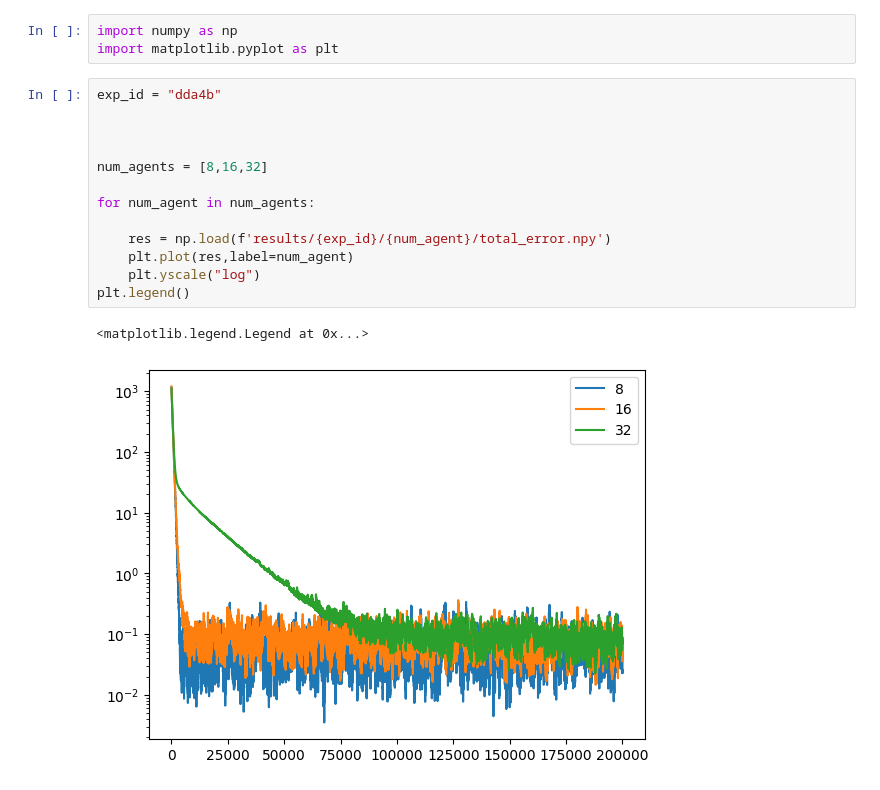
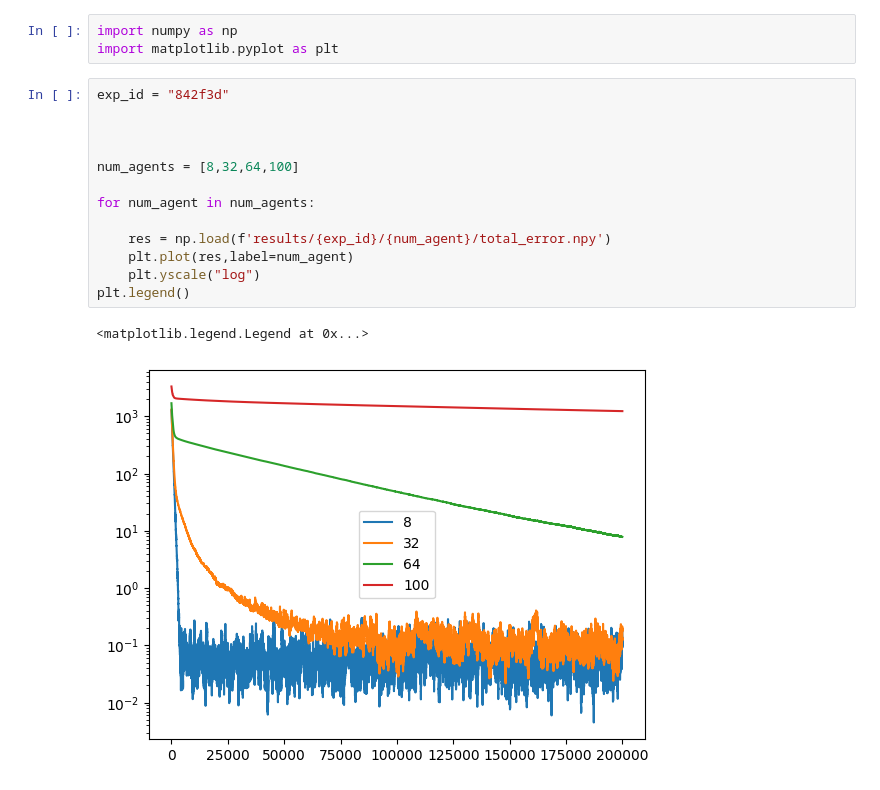
Before and after one commit to limaries30/distributed-TD-learning, a Jupyter notebook: plot.ipynb, the cells around one changed output. Drawn from its saved outputs; the diff is of its cells as text.

```diff
--- a/plot.ipynb
+++ b/plot.ipynb
@@ -2,18 +2,18 @@
 import numpy as np
 import matplotlib.pyplot as plt
 # %%
-exp_id = "dda4b"
+exp_id = "842f3d"
 
 
 
-num_agents = [8,16,32]
+num_agents = [8,32,64,100]
 
 for num_agent in num_agents:
 
     res = np.load(f'results/{exp_id}/{num_agent}/total_error.npy')
     plt.plot(res,label=num_agent)
     plt.yscale("log")
 plt.legend()
 # %% [output]
 <matplotlib.legend.Legend at 0x...>
-[figure, old version]
+[figure, new version]
```
Also changed, not shown: 11 other files.
